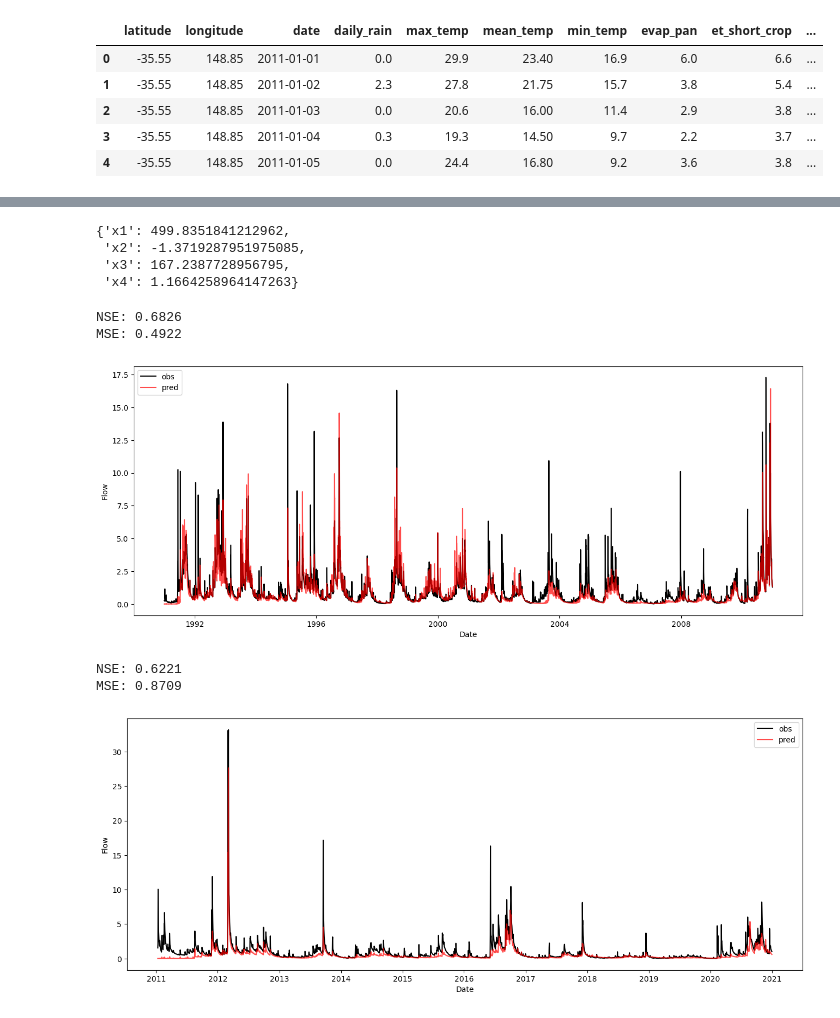
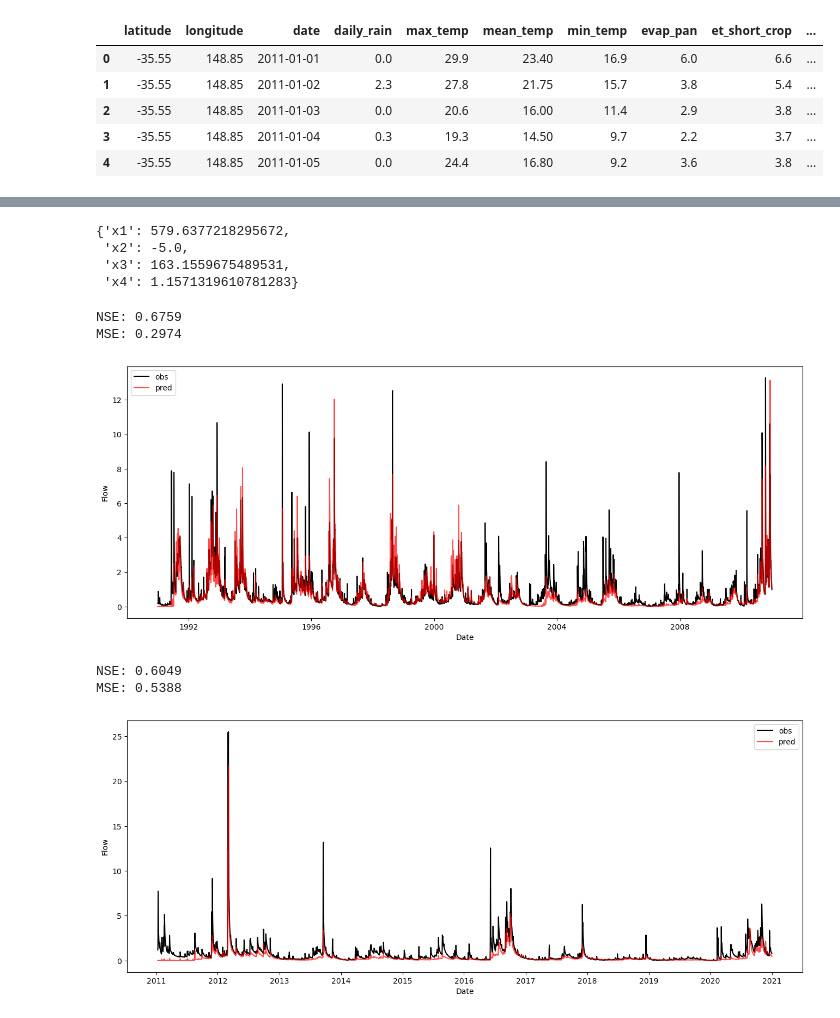
Before and after one commit to arpit-kapoor/hybrid-gr4j, a Jupyter notebook: notebooks/gr4j/gr4j_rrmpg_calibration.ipynb, the cells around one changed output, grey strips where cells are left out. Saved outputs shown, nothing was run; the diff lists cells and outputs as text; code cells hidden in the pictures.

```diff
--- a/notebooks/gr4j/gr4j_rrmpg_calibration.ipynb
+++ b/notebooks/gr4j/gr4j_rrmpg_calibration.ipynb
@@ -75,7 +75,7 @@ cotter_gauge_data = pd.read_csv(
 
 # Handle columns
 cotter_gauge_data.rename(columns={'Date':'date', 'Flow (ML)':'flow_ml', 'Bureau QCode':'qcode'}, inplace=True)
-cotter_gauge_data['flow_ml'] = cotter_gauge_data['flow_ml']/100
+cotter_gauge_data['flow_mm'] = cotter_gauge_data['flow_ml']/130
 # cotter_gauge_data.drop(columns=['Bureau QCode'], inplace=True)
 
 # Handle Date
@@ -131,7 +131,7 @@ model.get_params()
 # Tune GR4J parameters
 prcp_calib = calibration_data.loc[:, 'daily_rain'].values
 et_calib = calibration_data.loc[:, 'et_short_crop'].values
-flow_calib = calibration_data.loc[:, 'flow_ml'].values
+flow_calib = calibration_data.loc[:, 'flow_mm'].values
 date_calib = calibration_data.loc[:, 'date'].values
 
 
@@ -150,10 +150,10 @@ model.set_params(params)
 # To be sure, let's look at the current model parameters
 model.get_params()
 # %% [output]
-{'x1': 499.8351841212962,
- 'x2': -1.3719287951975085,
- 'x3': 167.2387728956795,
- 'x4': 1.1664258964147263}
+{'x1': 579.6377218295672,
+ 'x2': -5.0,
+ 'x3': 163.1559675489531,
+ 'x4': 1.1571319610781283}
 # %%
 def softplus(x):
     return np.log(x+1)
@@ -189,21 +189,21 @@ def evaluate(model, dates, et, prcp, flow):
 # %%
 flow_pred_calib, _ = evaluate(model, date_calib,  et_calib, prcp_calib, flow_calib)
 # %% [output]
-NSE: 0.6826
-MSE: 0.4922
+NSE: 0.6759
+MSE: 0.2974
-[figure, old version]
+[figure, new version]
 # %%
 # Evaluate on unseen data
 prcp_holdout = holdout_data.loc[:, 'daily_rain'].values
 et_holdout= holdout_data.loc[:, 'et_short_crop'].values
-flow_holdout = holdout_data.loc[:, 'flow_ml'].values
+flow_holdout = holdout_data.loc[:, 'flow_mm'].values
 date_holdout = holdout_data.loc[:, 'date'].values
 
 flow_pred_holdout, flow_holdout = evaluate(model, date_holdout[10:],  et_holdout[10:], prcp_holdout[10:], flow_holdout[10:])
 # %% [output]
-NSE: 0.6221
-MSE: 0.8709
+NSE: 0.6049
+MSE: 0.5388
-[figure, old version]
+[figure, new version]
 # %%
 np.savetxt('../../results/cotter_val.txt', flow_holdout)
 np.savetxt('../../results/cotter_train.txt', flow_calib)
```
Also changed, not shown: parts of 1 cell of this notebook, 2 other files.
